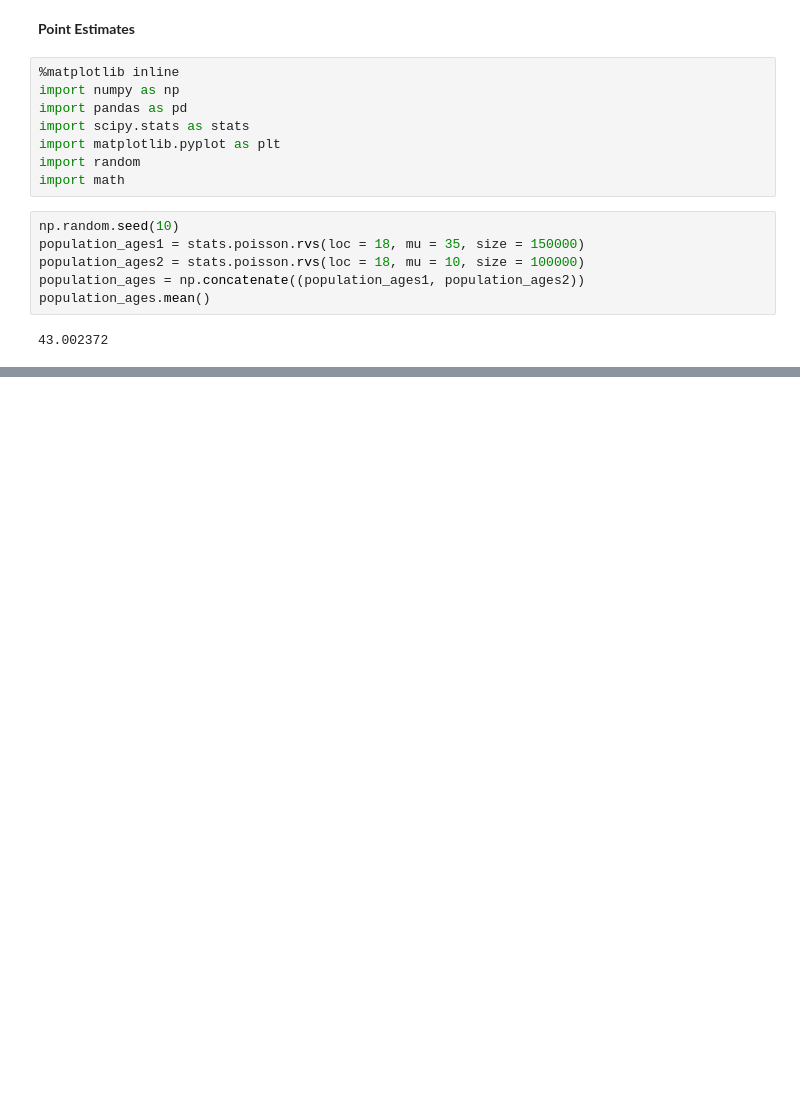
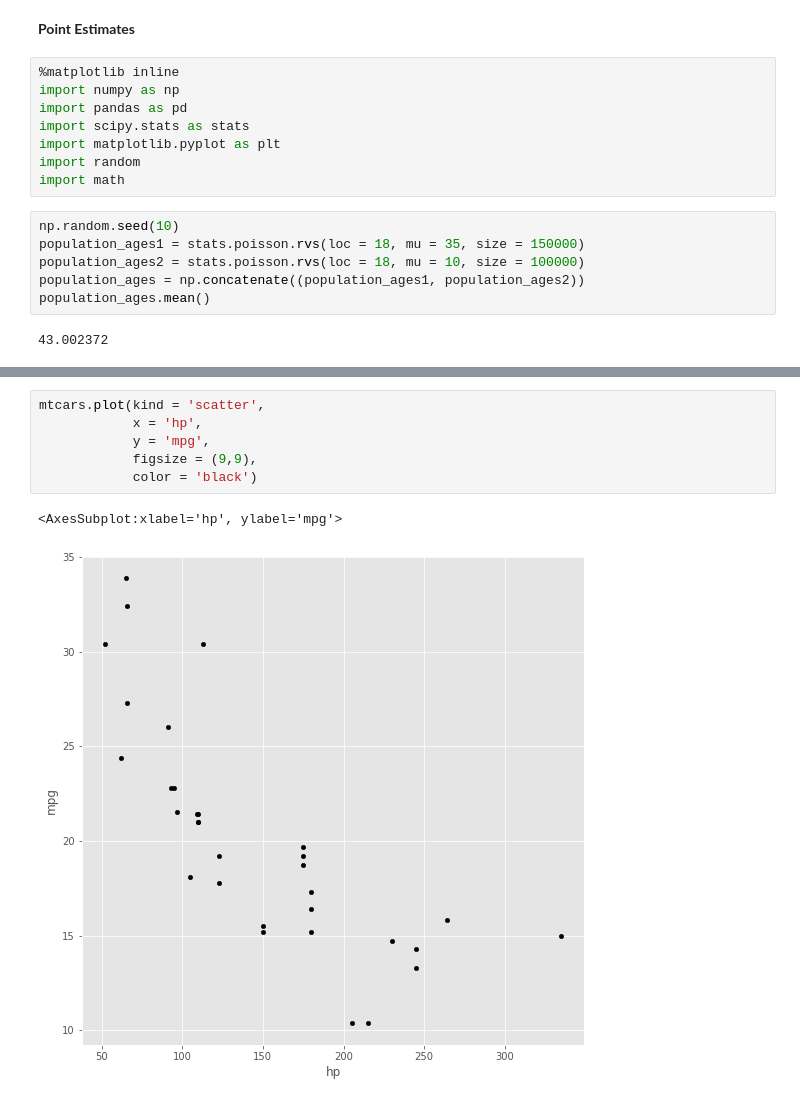
Before and after one commit to SapirBenHamo/Practicing-Python---Data-Analysis, a Jupyter notebook: PracticingPythonForDataAnalysis.ipynb, the cells around one changed output, grey strips where cells are left out. Drawn from its saved outputs; the diff is of its cells as text; blank space fills up the shorter version.

```diff
--- a/PracticingPythonForDataAnalysis.ipynb
+++ b/PracticingPythonForDataAnalysis.ipynb
@@ -1194,0 +1427,9 @@ population_ages.mean()
+# %%
+mtcars.plot(kind = 'scatter',
+            x = 'hp',
+            y = 'mpg',
+            figsize = (9,9),
+            color = 'black')
+# %% [output]
+<AxesSubplot:xlabel='hp', ylabel='mpg'>
+[figure, added]
```
Also changed, not shown: parts of 47 cells of this notebook.
